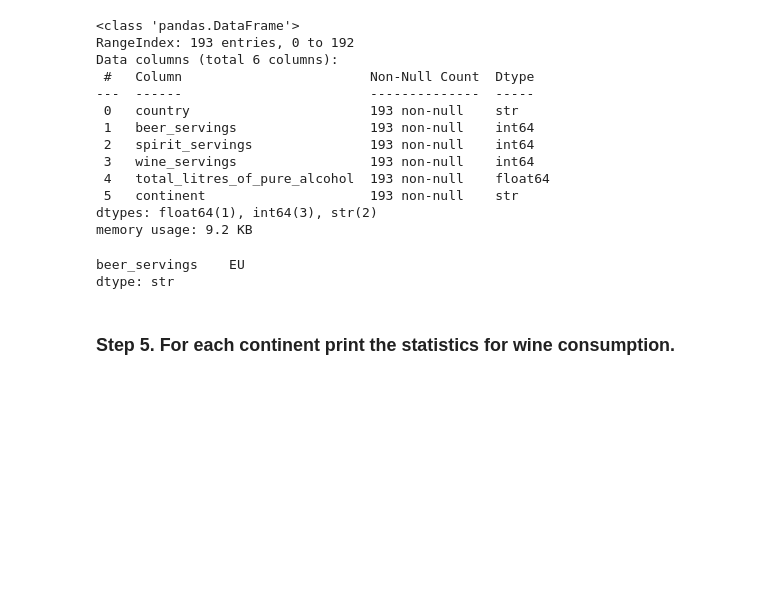
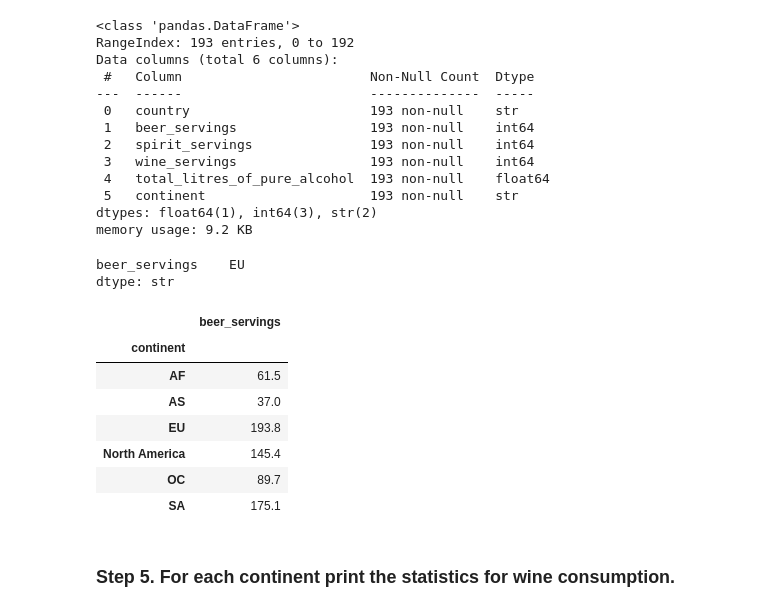
Before and after one commit to sarave-coder/2026-10-BILBAO-FT-Data-Science, a Jupyter notebook: 2-Data_Analysis/2-Pandas/Practica/4-Alcohol_Consumption/Alcohol_Consumption_S.ipynb, the cells around one changed output. Cells and saved outputs as stored; diff of their text form; code cells hidden in the pictures; blank space fills up the shorter version.

```diff
--- a/2-Data_Analysis/2-Pandas/Practica/4-Alcohol_Consumption/Alcohol_Consumption_S.ipynb
+++ b/2-Data_Analysis/2-Pandas/Practica/4-Alcohol_Consumption/Alcohol_Consumption_S.ipynb
@@ -114,6 +114,17 @@ drinks.groupby('continent')[['beer_servings']].mean().idxmax()
 # %% [output]
 beer_servings    EU
 dtype: str
+# %%
+drinks.groupby('continent')[['beer_servings']].mean().round(1)
+# %% [output]
+|  | beer_servings |
+| continent |  |
+| AF | 61.5 |
+| AS | 37.0 |
+| EU | 193.8 |
+| North America | 145.4 |
+| OC | 89.7 |
+| SA | 175.1 |
 # %% [markdown]
 ### Step 5. For each continent print the statistics for wine consumption.
 # %%
```
Also changed, not shown: parts of 3 cells of this notebook.
